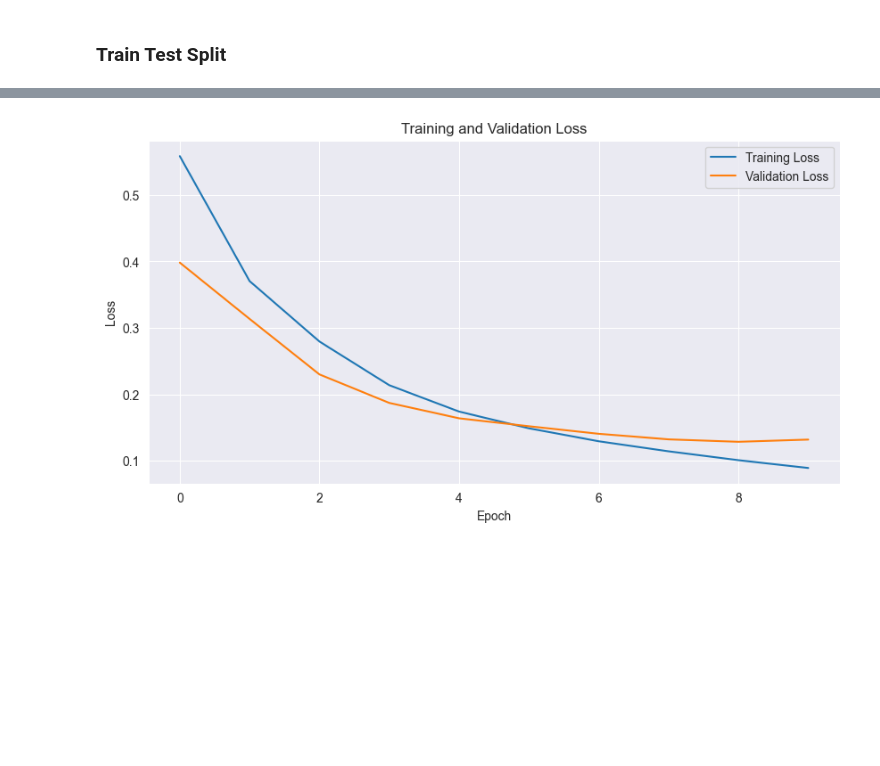
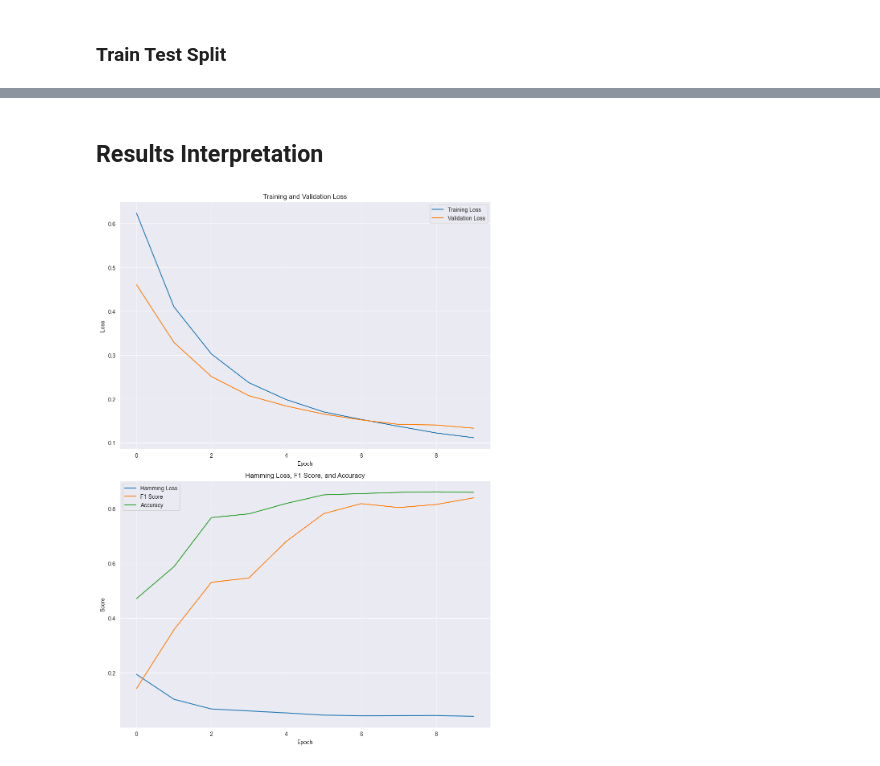
Before and after one commit to anyaachan/JobTitleClassification, a Jupyter notebook: model.ipynb, the cells around one changed output, grey strips where cells are left out. Drawn from its saved outputs; the diff is of its cells as text; code cells hidden in the pictures; blank space fills up the shorter version.

Commit message:
add eval metrics, improve data, model

```diff
--- a/model.ipynb
+++ b/model.ipynb
@@ -135,0 +151,2 @@ job_level_data[job_level_data["Title"].apply(lambda title: "Owner" in title)]
+# %%
+job_level_data.drop(owner_label_entries.index, inplace=True)
@@ -179,3 +220,10 @@ Maximum lengths of tokenized sentence:  24
+# %%
+RANDOM_SEED = 42
+MAX_LEN = 30
+BATCH_SIZE = 64
+MAX_EPOCHS = 50
+EARLY_STOPPING_PAT = 5
+THRESHOLD = 0.5
 # %%
 # handle data preprocessing
 class JobTitlesDataset(Dataset):
@@ -257,7 +305,7 @@ test_loader = DataLoader(
 class JobTitleClassifier(nn.Module):
     def __init__(self, n_classes):
         super(JobTitleClassifier, self).__init__()
-        self.bert = BertModel.from_pretrained('bert-base-uncased') # pre-trained bert model
+        self.bert = BertModel.from_pretrained('bert-base-cased') # pre-trained bert model
         self.dropout = torch.nn.Dropout(0.3) # regularization
         self.linear = torch.nn.Linear(self.bert.config.hidden_size, n_classes) # classification
 
@@ -267,5 +315,4 @@ class JobTitleClassifier(nn.Module):
         output = self.linear(output)
         return output
 
-model = JobTitleClassifier(len(mlb.classes_)).to(device)
-print(model)
+model_bert_classifier = JobTitleClassifier(len(mlb.classes_)).to(device)
@@ -290,6 +319,7 @@ JobTitleClassifier(
 # %%
-adam_optimizer = torch.optim.AdamW(model.parameters(), lr=1e-5)
+adam_optimizer = torch.optim.AdamW(model_bert_classifier.parameters(), lr=1e-5)
 bce_loss = nn.BCEWithLogitsLoss() # includes sigmoid activation
+plateau_scheduler = torch.optim.lr_scheduler.ReduceLROnPlateau(adam_optimizer, mode='min', patience=3, factor=0.5)
 # %%
 def train_classifier(model,
                      data_loader,
@@ -390,14 +458,27 @@ F1: 0.834271933159549
+# %% [markdown]
+## Results Interpretation
 # %%
-plt.figure(figsize=(10, 5))
-plt.plot(train_losses, label='Training Loss')
-plt.plot(val_losses, label='Validation Loss')
-plt.xlabel('Epoch')
-plt.ylabel('Loss')
-plt.title('Training and Validation Loss')
-plt.legend()
+fig, (ax1, ax2) = plt.subplots(2, 1, figsize=(10, 14))
+
+ax1.plot(train_losses, label='Training Loss')
+ax1.plot(val_losses, label='Validation Loss')
+ax1.set_xlabel('Epoch')
+ax1.set_ylabel('Loss')
+ax1.set_title('Training and Validation Loss')
+ax1.legend()
+
+ax2.plot(hamming_loss_scores, label='Hamming Loss')
+ax2.plot(f1_scores, label='F1 Score')
+ax2.plot(accuracy_scores, label='Accuracy')
+ax2.set_xlabel('Epoch')
+ax2.set_ylabel('Score')
+ax2.set_title('Hamming Loss, F1 Score, and Accuracy')
+ax2.legend()
+
+plt.tight_layout()
 plt.show()
 # %% [output]
-[figure, old version]
+[figure, new version]
 # %%
 cm = multilabel_confusion_matrix(np.array(all_targets), np.array(all_predictions))
 
```
Also changed, not shown: parts of 23 cells of this notebook.
